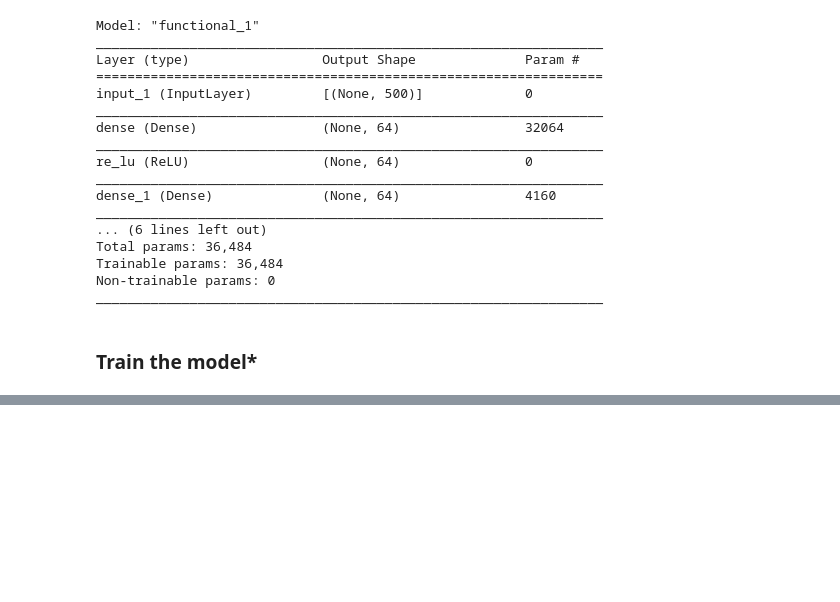
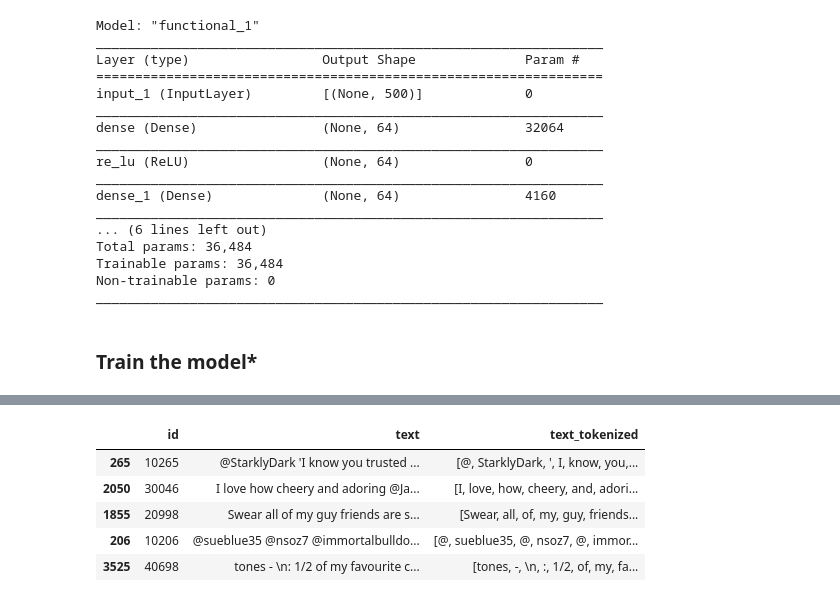
Before and after one commit to alexnehe/SNHCC-DM2020-Lab2-Homework-main, a Jupyter notebook: SNHCC-DM2020-Lab2-Homework.ipynb, the cells around one changed output, grey strips where cells are left out. Saved outputs shown, nothing was run; the diff lists cells and outputs as text; code cells hidden in the pictures; blank space fills up the shorter version.

```diff
--- a/SNHCC-DM2020-Lab2-Homework.ipynb
+++ b/SNHCC-DM2020-Lab2-Homework.ipynb
@@ -638,0 +752,22 @@ print('training finish')
+# %%
+## check library
+import gensim
+
+## ignore warnings
+import warnings
+warnings.filterwarnings('ignore')
+
+# # if you want to see the training messages, you can use it
+# import logging
+# logging.basicConfig(format='%(asctime)s : %(levelname)s : %(message)s', level=logging.INFO)
+
+## the input type
+train_df['text_tokenized'] = train_df['text'].apply(lambda x: nltk.word_tokenize(x))
+train_df[['id', 'text', 'text_tokenized']].head()
+# %% [output]
+|  | id | text | text_tokenized |
+| 265 | 10265 | @StarklyDark 'I know you trusted ... | [@, StarklyDark, ', I, know, you,... |
+| 2050 | 30046 | I love how cheery and adoring @Ja... | [I, love, how, cheery, and, adori... |
+| 1855 | 20998 | Swear all of my guy friends are s... | [Swear, all, of, my, guy, friends... |
+| 206 | 10206 | @sueblue35 @nsoz7 @immortalbulldo... | [@, sueblue35, @, nsoz7, @, immor... |
+| 3525 | 40698 | tones - \n: 1/2 of my favourite c... | [tones, -, \n, :, 1/2, of, my, fa... |
```
Also changed, not shown: parts of 19 cells of this notebook, 3 other files.
